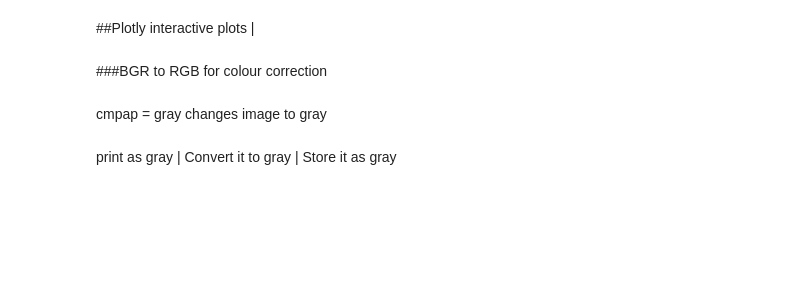
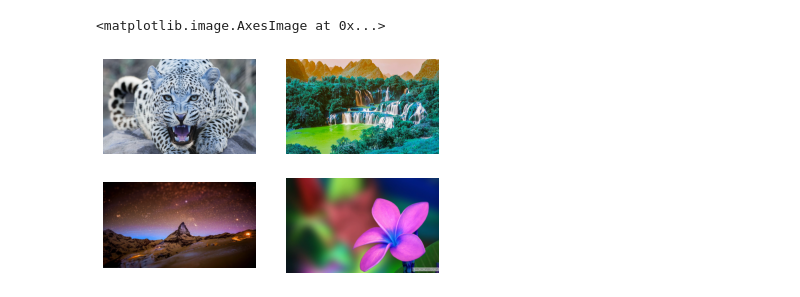
Before and after one commit to digitalimageprocessingiiith/assignment-0, a Jupyter notebook: Assignment0.ipynb, the cells around one changed output. Cells and saved outputs as stored; diff of their text form; code cells hidden in the pictures; blank space fills up the shorter version.

```diff
--- a/Assignment0.ipynb
+++ b/Assignment0.ipynb
@@ -54,9 +3,23 @@ add sublot 221 means position 1 in 2x2 matrix |
-# %% [markdown]
-##Plotly
-interactive plots |
-# %% [markdown]
-###BGR to RGB for colour correction
-# %% [markdown]
-cmpap = gray changes image to gray
-# %% [markdown]
-print as gray | Convert it to gray | Store it as gray
+# %%
+import numpy as np
+import cv2
+import matplotlib.pyplot as plt
+from google.colab.patches import cv2_imshow
+img1=cv2.imread("/content/drive/MyDrive/src/Jaguar.jpg")
+img2=cv2.imread("/content/drive/MyDrive/src/Jungle.jpg")
+img3=cv2.imread("/content/drive/MyDrive/src/mountain.jpg")
+img4=cv2.imread("/content/drive/MyDrive/src/flower.webp")
+images=[img1,img2,img3,img4]
+# %%
+f, axarr = plt.subplots(2,2)
+axarr[0,0].axis('off')
+axarr[0,1].axis('off')
+axarr[1,0].axis('off')
+axarr[1,1].axis('off')
+axarr[0,0].imshow(images[0])
+axarr[0,1].imshow(images[1])
+axarr[1,0].imshow(images[2])
+axarr[1,1].imshow(images[3])
+# %% [output]
+<matplotlib.image.AxesImage at 0x...>
+[figure, added]
```
Also changed, not shown: parts of 10 cells of this notebook.
